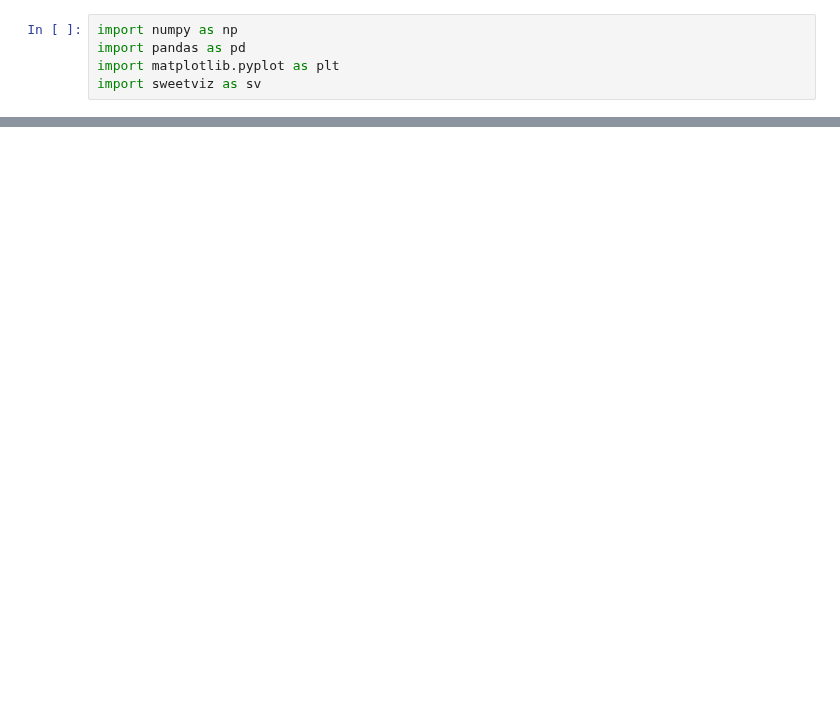
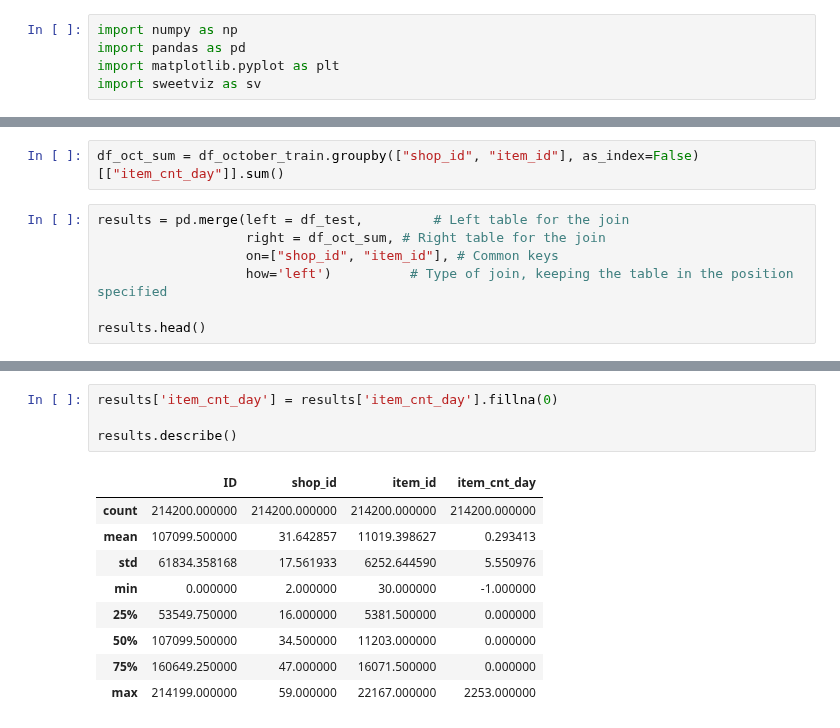
Before and after one commit to alessiorecchia/strive_exe, a Jupyter notebook: M4_Feature_Eng/06. FeatSel & DimRed/sales_exercise.ipynb, the cells around one changed output, grey strips where cells are left out. Saved outputs shown, nothing was run; the diff lists cells and outputs as text; blank space fills up the shorter version.

```diff
--- a/M4_Feature_Eng/06. FeatSel & DimRed/sales_exercise.ipynb
+++ b/M4_Feature_Eng/06. FeatSel & DimRed/sales_exercise.ipynb
@@ -104,0 +87,9 @@ df_october_sales.corr()['item_cnt_day'].abs().sort_values().plot.barh();
+# %%
+df_oct_sum = df_october_train.groupby(["shop_id", "item_id"], as_index=False)[["item_cnt_day"]].sum()
+# %%
+results = pd.merge(left = df_test,         # Left table for the join
+                   right = df_oct_sum, # Right table for the join
+                   on=["shop_id", "item_id"], # Common keys
+                   how='left')          # Type of join, keeping the table in the position specified
+
+results.head()
@@ -104,0 +103,14 @@ df_october_sales.corr()['item_cnt_day'].abs().sort_values().plot.barh();
+# %%
+results['item_cnt_day'] = results['item_cnt_day'].fillna(0)
+
+results.describe()
+# %% [output]
+|  | ID | shop_id | item_id | item_cnt_day |
+| count | 214200.000000 | 214200.000000 | 214200.000000 | 214200.000000 |
+| mean | 107099.500000 | 31.642857 | 11019.398627 | 0.293413 |
+| std | 61834.358168 | 17.561933 | 6252.644590 | 5.550976 |
+| min | 0.000000 | 2.000000 | 30.000000 | -1.000000 |
+| 25% | 53549.750000 | 16.000000 | 5381.500000 | 0.000000 |
+| 50% | 107099.500000 | 34.500000 | 11203.000000 | 0.000000 |
+| 75% | 160649.250000 | 47.000000 | 16071.500000 | 0.000000 |
+| max | 214199.000000 | 59.000000 | 22167.000000 | 2253.000000 |
```
Also changed, not shown: parts of 14 cells of this notebook.
